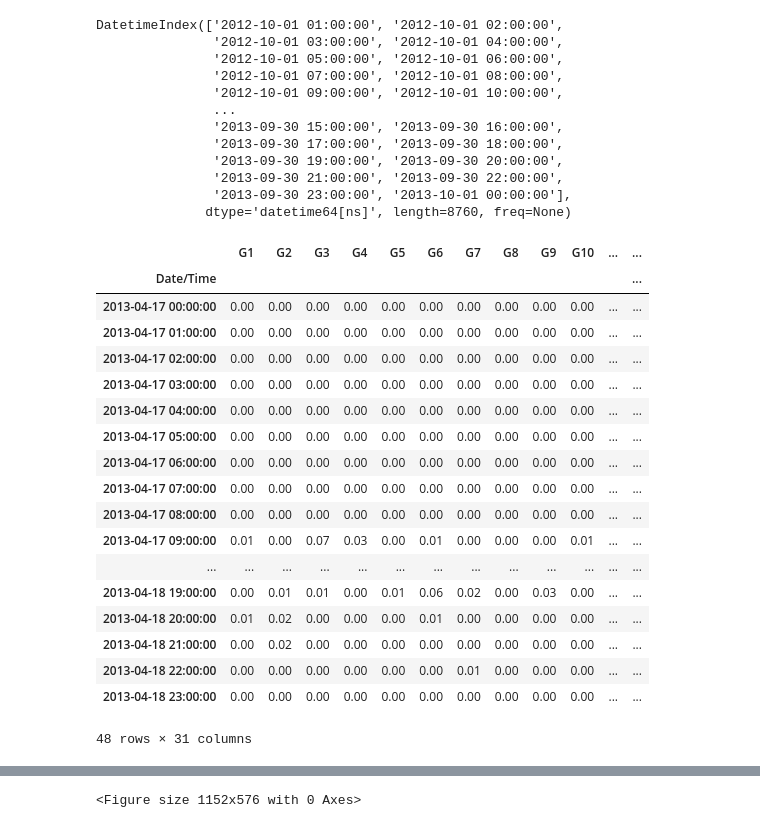
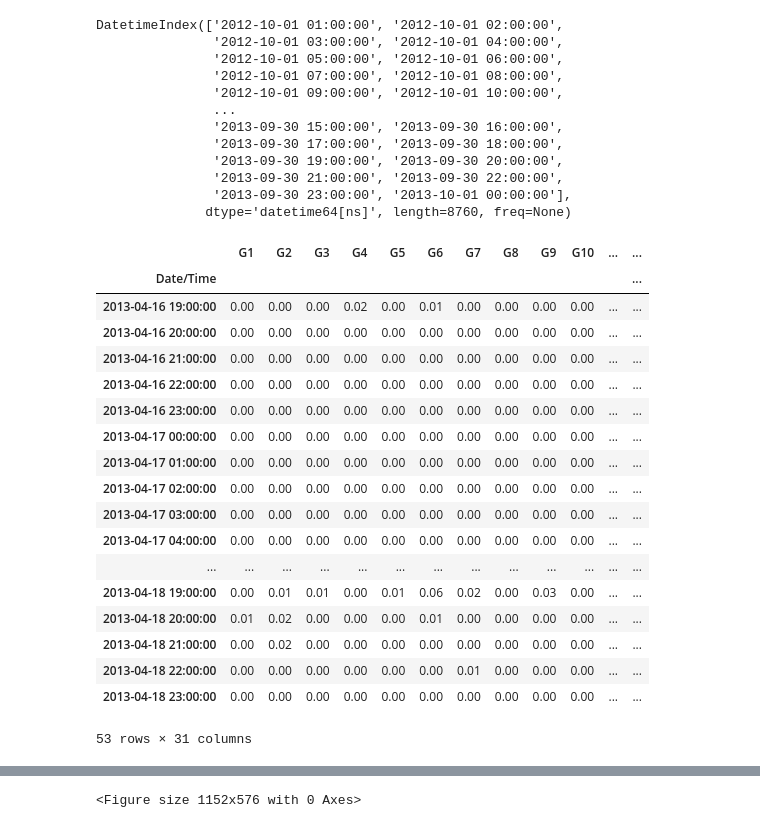
Before and after one commit to saveur-project/precipitation-gradients, a Jupyter notebook: radar-workflow/Gauge_V_Radar.ipynb, the cells around one changed output, grey strips where cells are left out. Saved outputs shown, nothing was run; the diff lists cells and outputs as text; code cells hidden in the pictures.

```diff
--- a/radar-workflow/Gauge_V_Radar.ipynb
+++ b/radar-workflow/Gauge_V_Radar.ipynb
@@ -119,27 +140,28 @@ DatetimeIndex(['2012-10-01 01:00:00', '2012-10-01 02:00:00',
 # %%
 df_new['time'] = lines_time_array
 hp_float['time'] = hp_lines_time_array
-# %%
-hp_new = hp_float.iloc[4751:4799]
-hp_new
-# %% [output]
-|  | G1 | G2 | G3 | G4 | G5 | G6 | G7 | G8 | G9 | G10 | ... | ... |
-| Date/Time |  |  |  |  |  |  |  |  |  |  |  | ... |
-| 2013-04-17 00:00:00 | 0.00 | 0.00 | 0.00 | 0.00 | 0.00 | 0.00 | 0.00 | 0.00 | 0.00 | 0.00 | ... | ... |
-| 2013-04-17 01:00:00 | 0.00 | 0.00 | 0.00 | 0.00 | 0.00 | 0.00 | 0.00 | 0.00 | 0.00 | 0.00 | ... | ... |
-| 2013-04-17 02:00:00 | 0.00 | 0.00 | 0.00 | 0.00 | 0.00 | 0.00 | 0.00 | 0.00 | 0.00 | 0.00 | ... | ... |
-| 2013-04-17 03:00:00 | 0.00 | 0.00 | 0.00 | 0.00 | 0.00 | 0.00 | 0.00 | 0.00 | 0.00 | 0.00 | ... | ... |
-| 2013-04-17 04:00:00 | 0.00 | 0.00 | 0.00 | 0.00 | 0.00 | 0.00 | 0.00 | 0.00 | 0.00 | 0.00 | ... | ... |
-| 2013-04-17 05:00:00 | 0.00 | 0.00 | 0.00 | 0.00 | 0.00 | 0.00 | 0.00 | 0.00 | 0.00 | 0.00 | ... | ... |
-| 2013-04-17 06:00:00 | 0.00 | 0.00 | 0.00 | 0.00 | 0.00 | 0.00 | 0.00 | 0.00 | 0.00 | 0.00 | ... | ... |
-| 2013-04-17 07:00:00 | 0.00 | 0.00 | 0.00 | 0.00 | 0.00 | 0.00 | 0.00 | 0.00 | 0.00 | 0.00 | ... | ... |
-| 2013-04-17 08:00:00 | 0.00 | 0.00 | 0.00 | 0.00 | 0.00 | 0.00 | 0.00 | 0.00 | 0.00 | 0.00 | ... | ... |
-| 2013-04-17 09:00:00 | 0.01 | 0.00 | 0.07 | 0.03 | 0.00 | 0.01 | 0.00 | 0.00 | 0.00 | 0.01 | ... | ... |
-| ... | ... | ... | ... | ... | ... | ... | ... | ... | ... | ... | ... | ... |
-| 2013-04-18 19:00:00 | 0.00 | 0.01 | 0.01 | 0.00 | 0.01 | 0.06 | 0.02 | 0.00 | 0.03 | 0.00 | ... | ... |
-| 2013-04-18 20:00:00 | 0.01 | 0.02 | 0.00 | 0.00 | 0.00 | 0.01 | 0.00 | 0.00 | 0.00 | 0.00 | ... | ... |
-| 2013-04-18 21:00:00 | 0.00 | 0.02 | 0.00 | 0.00 | 0.00 | 0.00 | 0.00 | 0.00 | 0.00 | 0.00 | ... | ... |
-| 2013-04-18 22:00:00 | 0.00 | 0.00 | 0.00 | 0.00 | 0.00 | 0.00 | 0.01 | 0.00 | 0.00 | 0.00 | ... | ... |
-| 2013-04-18 23:00:00 | 0.00 | 0.00 | 0.00 | 0.00 | 0.00 | 0.00 | 0.00 | 0.00 | 0.00 | 0.00 | ... | ... |
-48 rows × 31 columns
+# %%
+# hp_new = hp_float.loc['2013-04-16 19:00:00', '2013-04-18 18:00:00']
+hp_new = hp_float.iloc[4746:4799]
+hp_new
+# %% [output]
+|  | G1 | G2 | G3 | G4 | G5 | G6 | G7 | G8 | G9 | G10 | ... | ... |
+| Date/Time |  |  |  |  |  |  |  |  |  |  |  | ... |
+| 2013-04-16 19:00:00 | 0.00 | 0.00 | 0.00 | 0.02 | 0.00 | 0.01 | 0.00 | 0.00 | 0.00 | 0.00 | ... | ... |
+| 2013-04-16 20:00:00 | 0.00 | 0.00 | 0.00 | 0.00 | 0.00 | 0.00 | 0.00 | 0.00 | 0.00 | 0.00 | ... | ... |
+| 2013-04-16 21:00:00 | 0.00 | 0.00 | 0.00 | 0.00 | 0.00 | 0.00 | 0.00 | 0.00 | 0.00 | 0.00 | ... | ... |
+| 2013-04-16 22:00:00 | 0.00 | 0.00 | 0.00 | 0.00 | 0.00 | 0.00 | 0.00 | 0.00 | 0.00 | 0.00 | ... | ... |
+| 2013-04-16 23:00:00 | 0.00 | 0.00 | 0.00 | 0.00 | 0.00 | 0.00 | 0.00 | 0.00 | 0.00 | 0.00 | ... | ... |
+| 2013-04-17 00:00:00 | 0.00 | 0.00 | 0.00 | 0.00 | 0.00 | 0.00 | 0.00 | 0.00 | 0.00 | 0.00 | ... | ... |
+| 2013-04-17 01:00:00 | 0.00 | 0.00 | 0.00 | 0.00 | 0.00 | 0.00 | 0.00 | 0.00 | 0.00 | 0.00 | ... | ... |
+| 2013-04-17 02:00:00 | 0.00 | 0.00 | 0.00 | 0.00 | 0.00 | 0.00 | 0.00 | 0.00 | 0.00 | 0.00 | ... | ... |
+| 2013-04-17 03:00:00 | 0.00 | 0.00 | 0.00 | 0.00 | 0.00 | 0.00 | 0.00 | 0.00 | 0.00 | 0.00 | ... | ... |
+| 2013-04-17 04:00:00 | 0.00 | 0.00 | 0.00 | 0.00 | 0.00 | 0.00 | 0.00 | 0.00 | 0.00 | 0.00 | ... | ... |
+| ... | ... | ... | ... | ... | ... | ... | ... | ... | ... | ... | ... | ... |
+| 2013-04-18 19:00:00 | 0.00 | 0.01 | 0.01 | 0.00 | 0.01 | 0.06 | 0.02 | 0.00 | 0.03 | 0.00 | ... | ... |
+| 2013-04-18 20:00:00 | 0.01 | 0.02 | 0.00 | 0.00 | 0.00 | 0.01 | 0.00 | 0.00 | 0.00 | 0.00 | ... | ... |
+| 2013-04-18 21:00:00 | 0.00 | 0.02 | 0.00 | 0.00 | 0.00 | 0.00 | 0.00 | 0.00 | 0.00 | 0.00 | ... | ... |
+| 2013-04-18 22:00:00 | 0.00 | 0.00 | 0.00 | 0.00 | 0.00 | 0.00 | 0.01 | 0.00 | 0.00 | 0.00 | ... | ... |
+| 2013-04-18 23:00:00 | 0.00 | 0.00 | 0.00 | 0.00 | 0.00 | 0.00 | 0.00 | 0.00 | 0.00 | 0.00 | ... | ... |
+53 rows × 31 columns
 # %%
```
Also changed, not shown: parts of 2 cells of this notebook.
